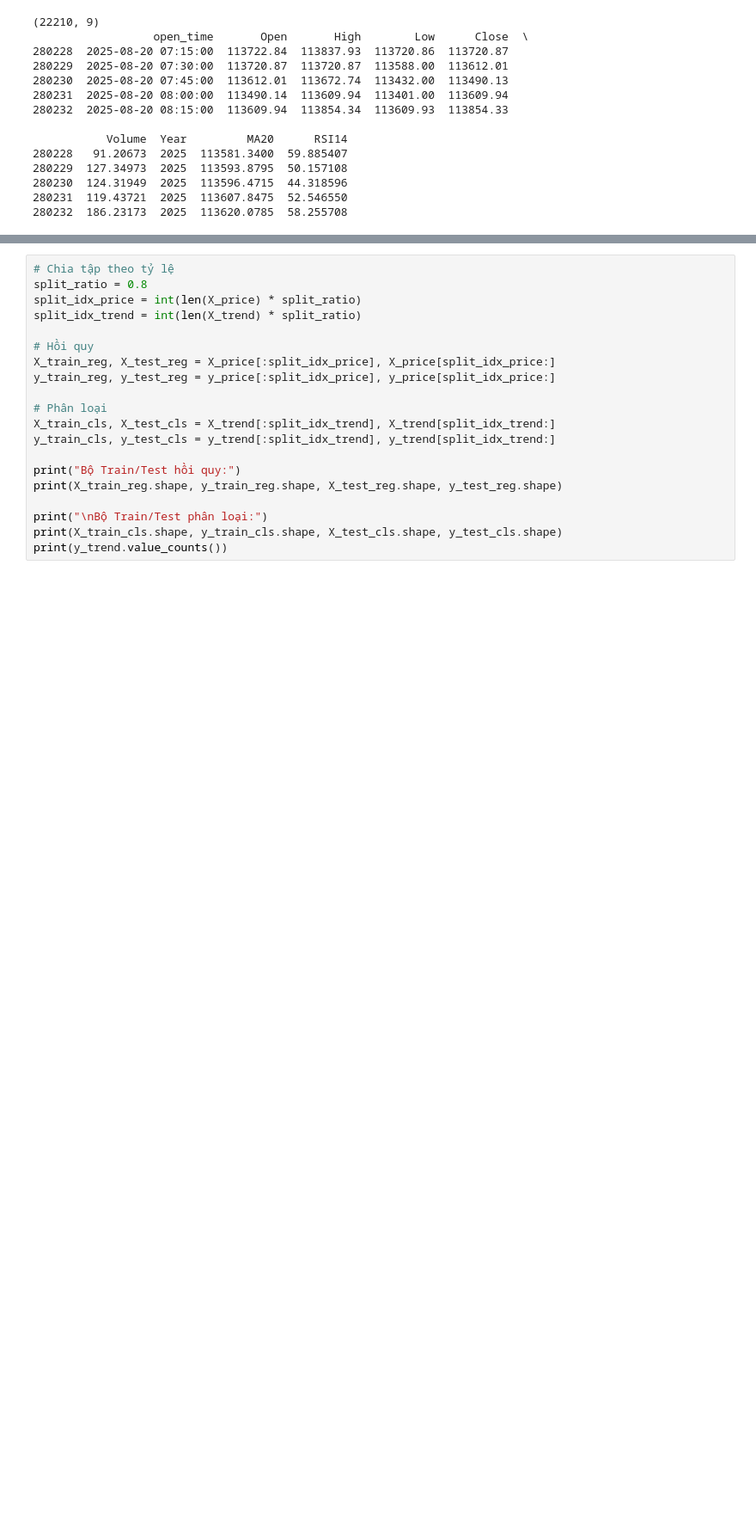
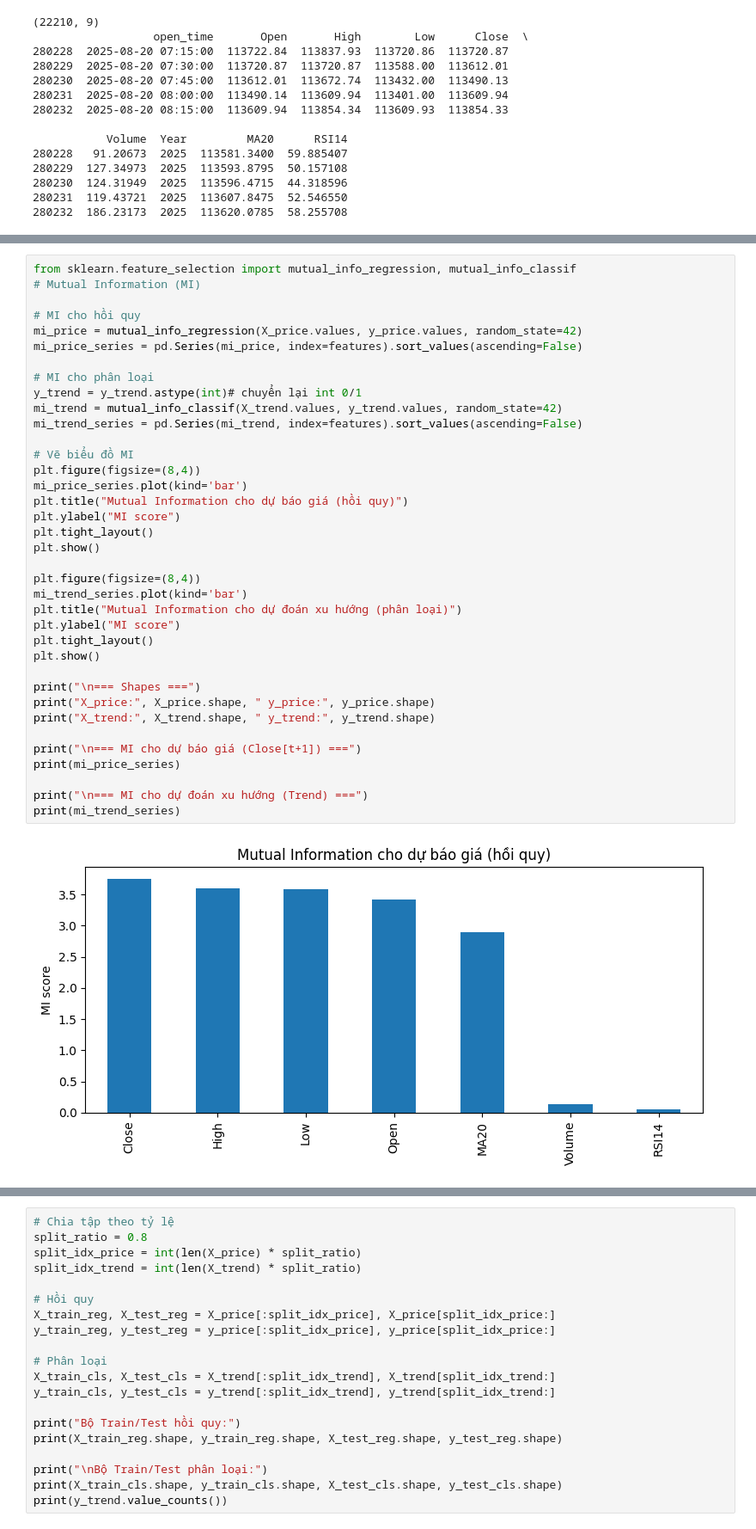
Before and after one commit to bush-le/btc-price-prediction-lstm, a Jupyter notebook: BTC_predict_model.ipynb, the cells around one changed output, grey strips where cells are left out. Shown at 86% size. Drawn from its saved outputs; the diff is of its cells as text; blank space fills up the shorter version.

```diff
--- a/BTC_predict_model.ipynb
+++ b/BTC_predict_model.ipynb
@@ -60,0 +122,39 @@ print(df.tail())
+# %%
+from sklearn.feature_selection import mutual_info_regression, mutual_info_classif
+# Mutual Information (MI)
+
+# MI cho hồi quy
+mi_price = mutual_info_regression(X_price.values, y_price.values, random_state=42)
+mi_price_series = pd.Series(mi_price, index=features).sort_values(ascending=False)
+
+# MI cho phân loại
+y_trend = y_trend.astype(int)# chuyển lại int 0/1
+mi_trend = mutual_info_classif(X_trend.values, y_trend.values, random_state=42)
+mi_trend_series = pd.Series(mi_trend, index=features).sort_values(ascending=False)
+
+# Vẽ biểu đồ MI
+plt.figure(figsize=(8,4))
+mi_price_series.plot(kind='bar')
+plt.title("Mutual Information cho dự báo giá (hồi quy)")
+plt.ylabel("MI score")
+plt.tight_layout()
+plt.show()
+
+plt.figure(figsize=(8,4))
+mi_trend_series.plot(kind='bar')
+plt.title("Mutual Information cho dự đoán xu hướng (phân loại)")
+plt.ylabel("MI score")
+plt.tight_layout()
+plt.show()
+
+print("\n=== Shapes ===")
+print("X_price:", X_price.shape, " y_price:", y_price.shape)
+print("X_trend:", X_trend.shape, " y_trend:", y_trend.shape)
+
+print("\n=== MI cho dự báo giá (Close[t+1]) ===")
+print(mi_price_series)
+
+print("\n=== MI cho dự đoán xu hướng (Trend) ===")
+print(mi_trend_series)
+# %% [output]
+[figure, added]
```
Also changed, not shown: parts of 22 cells of this notebook.
